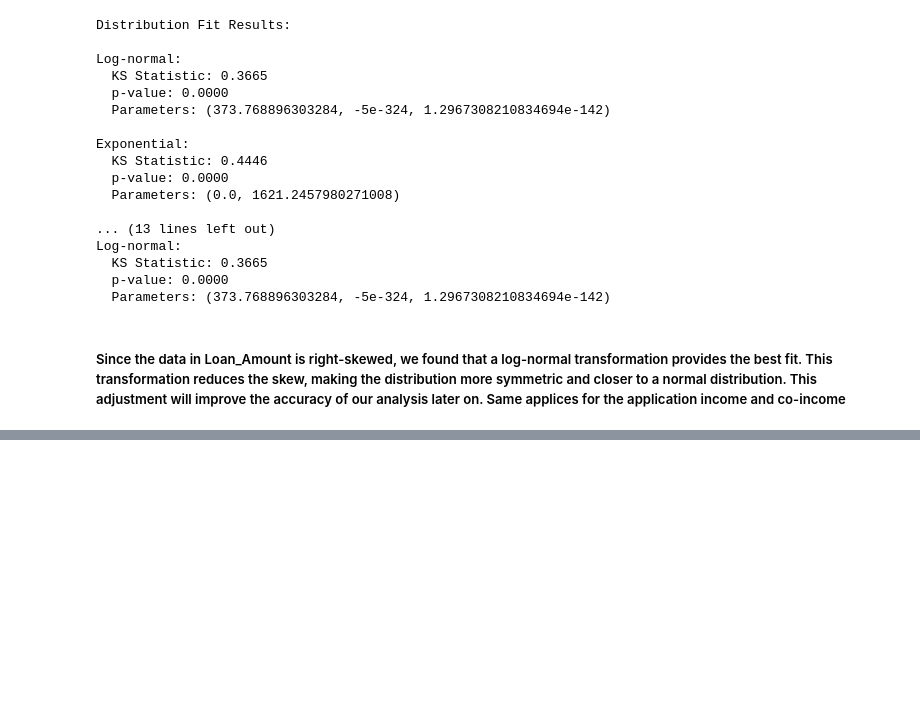
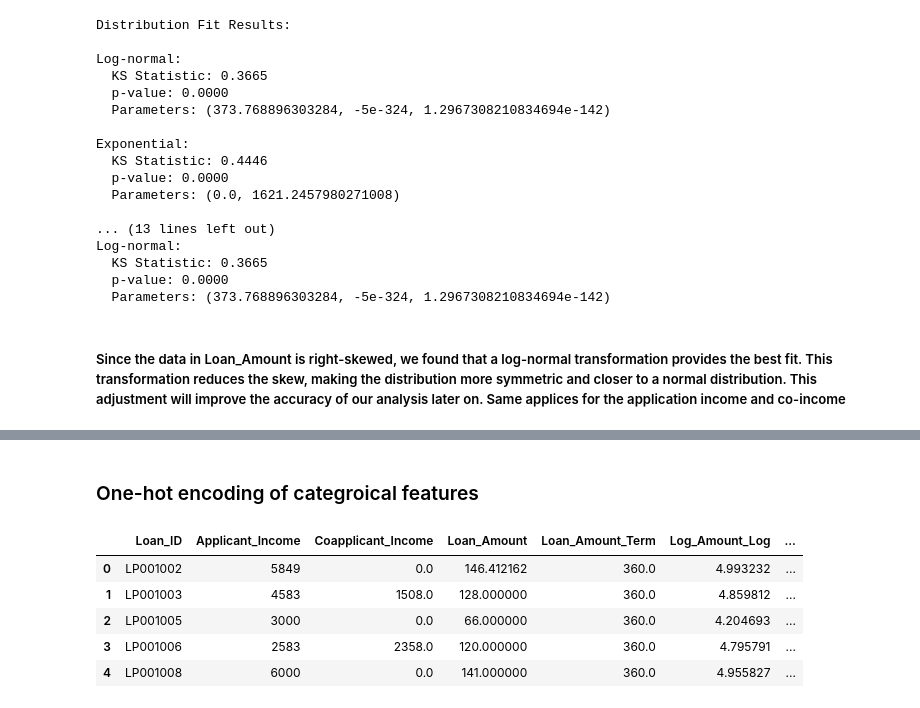
Before and after one commit to JHJORE/data_science_final_project, a Jupyter notebook: data_analsys.ipynb, the cells around one changed output, grey strips where cells are left out. Drawn from its saved outputs; the diff is of its cells as text; code cells hidden in the pictures; blank space fills up the shorter version.

```diff
--- a/data_analsys.ipynb
+++ b/data_analsys.ipynb
@@ -282,0 +310,15 @@ NameError: name 'probplot' is not defined
+# %% [markdown]
+<h3>
+One-hot encoding of categroical features
+<h/3>
+# %%
+df_encoded = pd.get_dummies(df, columns=['Gender','Dependents','Education', 'Married', 'Self_Employed', 'Credit_History', 'Property_Area', 'Loan_Status'], drop_first=True)
+
+df_encoded.head()
+# %% [output]
+|  | Loan_ID | Applicant_Income | Coapplicant_Income | Loan_Amount | Loan_Amount_Term | Log_Amount_Log | ... |
+| 0 | LP001002 | 5849 | 0.0 | 146.412162 | 360.0 | 4.993232 | ... |
+| 1 | LP001003 | 4583 | 1508.0 | 128.000000 | 360.0 | 4.859812 | ... |
+| 2 | LP001005 | 3000 | 0.0 | 66.000000 | 360.0 | 4.204693 | ... |
+| 3 | LP001006 | 2583 | 2358.0 | 120.000000 | 360.0 | 4.795791 | ... |
+| 4 | LP001008 | 6000 | 0.0 | 141.000000 | 360.0 | 4.955827 | ... |
```
Also changed, not shown: parts of 5 cells of this notebook.
